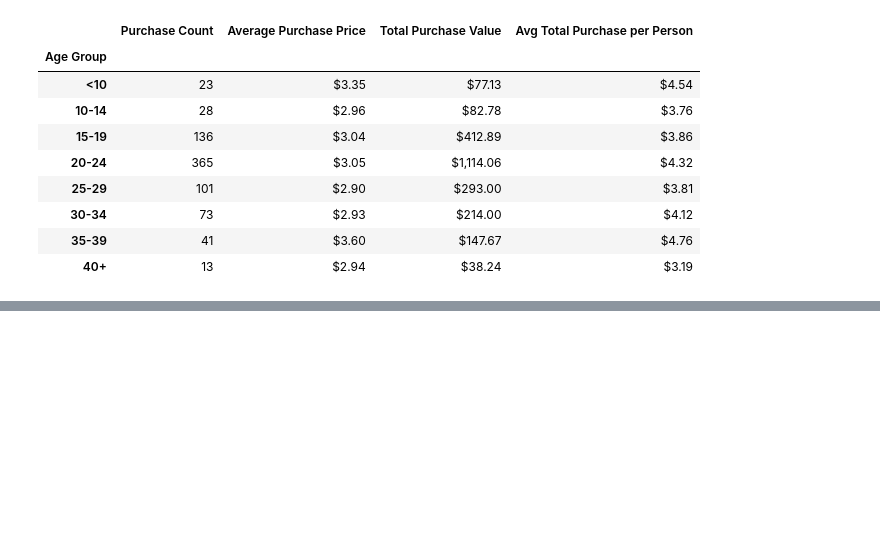
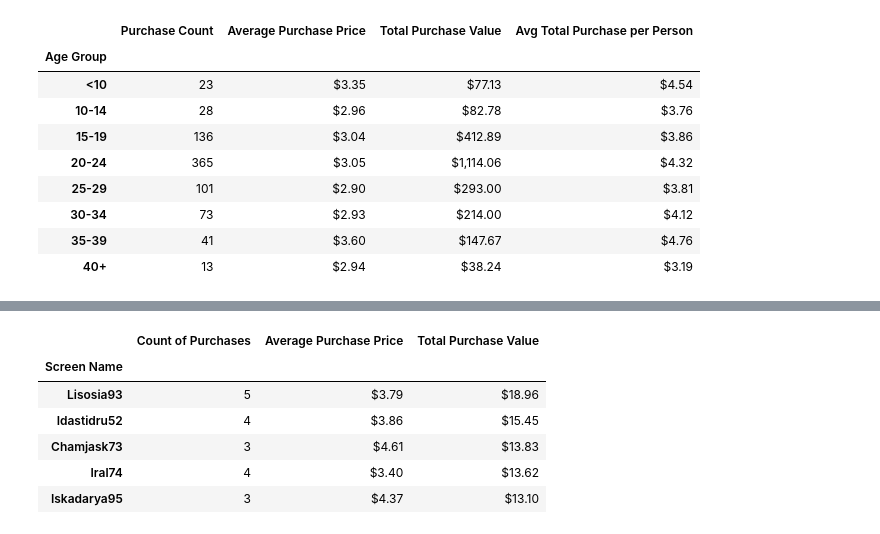
Before and after one commit to finianoneill/heroes_of_pymoli, a Jupyter notebook: HeroesOfPymoli/heroes_of_pymoli.ipynb, the cells around one changed output, grey strips where cells are left out. Saved outputs shown, nothing was run; the diff lists cells and outputs as text; code cells hidden in the pictures; blank space fills up the shorter version.

```diff
--- a/HeroesOfPymoli/heroes_of_pymoli.ipynb
+++ b/HeroesOfPymoli/heroes_of_pymoli.ipynb
@@ -226,0 +235,38 @@ age_purchase_analysis_df
+# %%
+# first get list of unique users
+unique_users_list = game_purchase_data["SN"].unique()
+users_purchase_count = []
+users_total_purchase_value = []
+
+# loop through users and sum up the count of their purchases and their total purchase value
+for user in unique_users_list:
+    users_purchase_count.append(game_purchase_data.loc[game_purchase_data["SN"] == user, :]["SN"].count())
+    users_total_purchase_value.append(game_purchase_data.loc[game_purchase_data["SN"] == user, :]["Price"].sum())
+
+# calculate the average purchase price per user within another list
+users_average_price = ['${:,.2f}'.format(element) for element in (np.array(users_total_purchase_value) / np.array(users_purchase_count))]
+
+# place all of the lists into a data frame
+spenders_df = pd.DataFrame({
+    "Screen Name": unique_users_list,
+    "Count of Purchases": users_purchase_count,
+    "Average Purchase Price": users_average_price,
+    "Total Purchase Value": users_total_purchase_value
+}).set_index("Screen Name")
+
+# sort dataframe by total purchase value
+sorted_spenders_df = spenders_df.sort_values("Total Purchase Value", ascending=False)
+
+# format the purchase value as dollar currency format
+sorted_spenders_df["Total Purchase Value"] = sorted_spenders_df["Total Purchase Value"].astype(float).map("${:,.2f}".format)
+
+# display the top 5 users by purchase value
+sorted_spenders_df.head()
+# %% [output]
+|  | Count of Purchases | Average Purchase Price | Total Purchase Value |
+| Screen Name |  |  |  |
+| Lisosia93 | 5 | $3.79 | $18.96 |
+| Idastidru52 | 4 | $3.86 | $15.45 |
+| Chamjask73 | 3 | $4.61 | $13.83 |
+| Iral74 | 4 | $3.40 | $13.62 |
+| Iskadarya95 | 3 | $4.37 | $13.10 |
```
Also changed, not shown: parts of 7 cells of this notebook, 2 other files.
